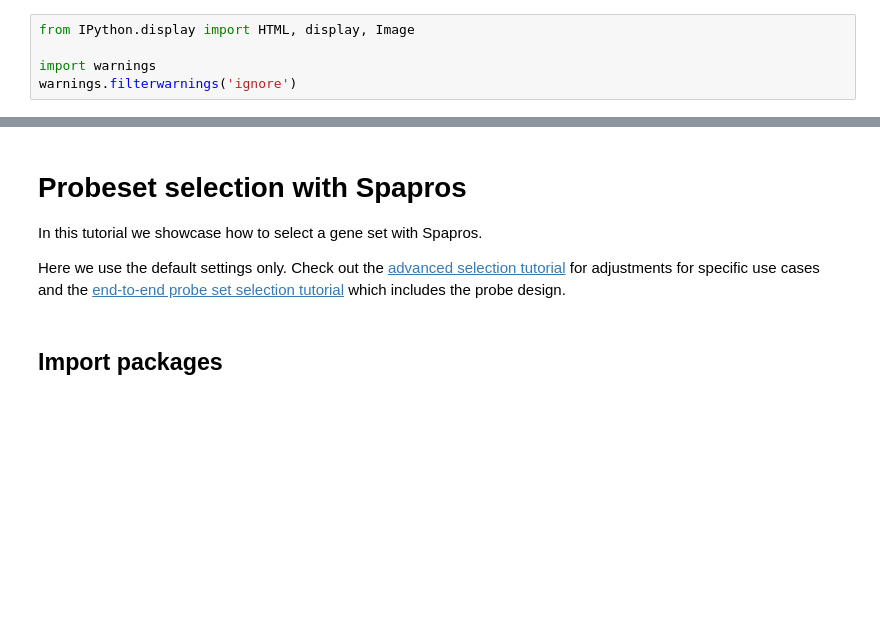
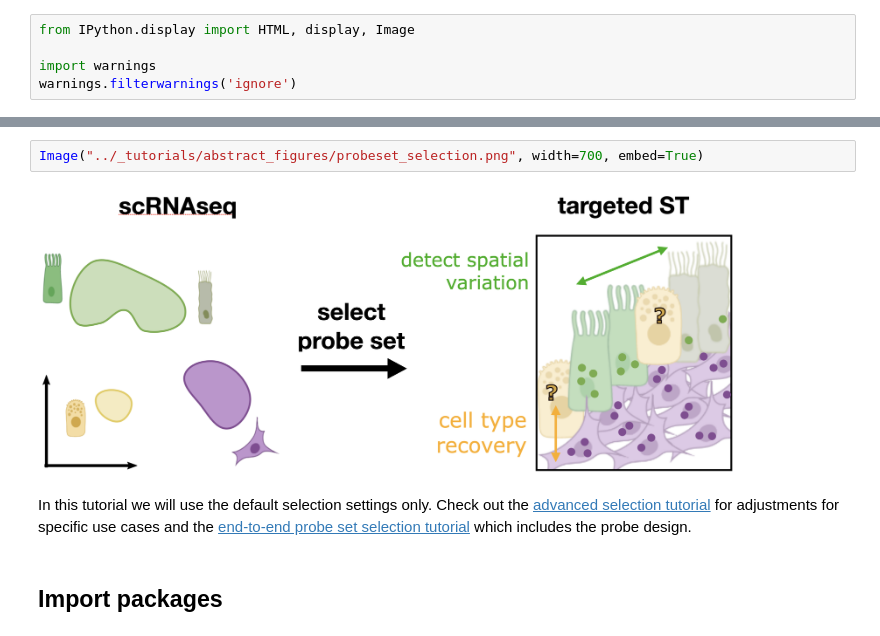
Before and after one commit to theislab/spapros, a Jupyter notebook: docs/_tutorials/spapros_tutorial_basic_selection.ipynb, the cells around one changed output, grey strips where cells are left out. Drawn from its saved outputs; the diff is of its cells as text; blank space fills up the shorter version.

```diff
--- a/docs/_tutorials/spapros_tutorial_basic_selection.ipynb
+++ b/docs/_tutorials/spapros_tutorial_basic_selection.ipynb
@@ -6,9 +13,9 @@ warnings.filterwarnings('ignore')
+# %%
+Image("../_tutorials/abstract_figures/probeset_selection.png", width=700, embed=True)
+# %% [output]
+[figure, added]
 # %% [markdown]
-# Probeset selection with Spapros
-
-In this tutorial we showcase how to select a gene set with Spapros.
-
-Here we use the default settings only. Check out the [advanced selection tutorial](https://spapros.readthedocs.io/en/latest/tutorials/spapros_tutorial_advanced_selection.html) for adjustments for specific use cases and the [end-to-end probe set selection tutorial](https://spapros.readthedocs.io/en/latest/tutorials/spapros_tutorial_end_to_end_selection.html) which includes the probe design.
+In this tutorial we will use the default selection settings only. Check out the [advanced selection tutorial](https://spapros.readthedocs.io/en/latest/tutorials/spapros_tutorial_advanced_selection.html) for adjustments for specific use cases and the [end-to-end probe set selection tutorial](https://spapros.readthedocs.io/en/latest/tutorials/spapros_tutorial_end_to_end_selection.html) which includes the probe design.
 # %% [markdown]
 ## Import packages
 # %%
```
Also changed, not shown: parts of 1 cell of this notebook, 8 other files.
